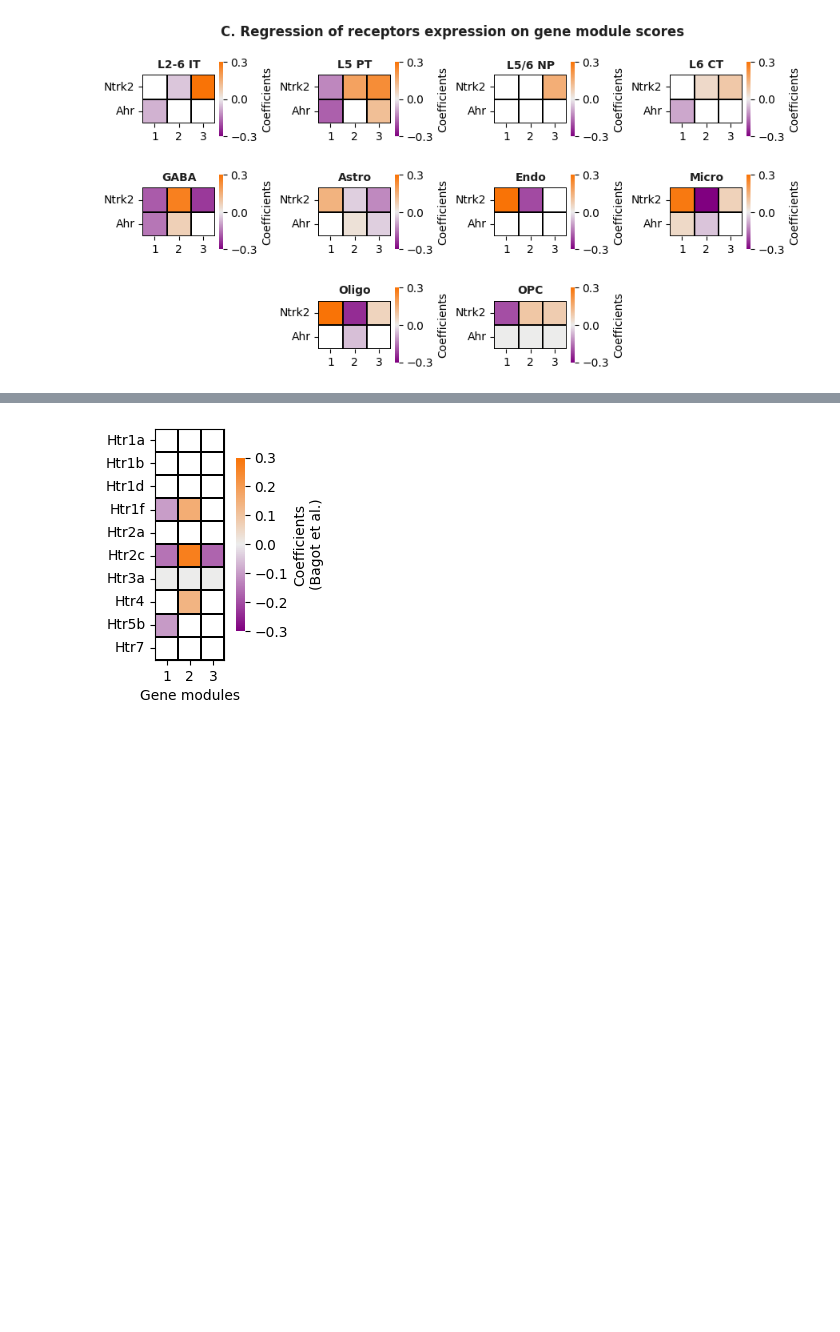
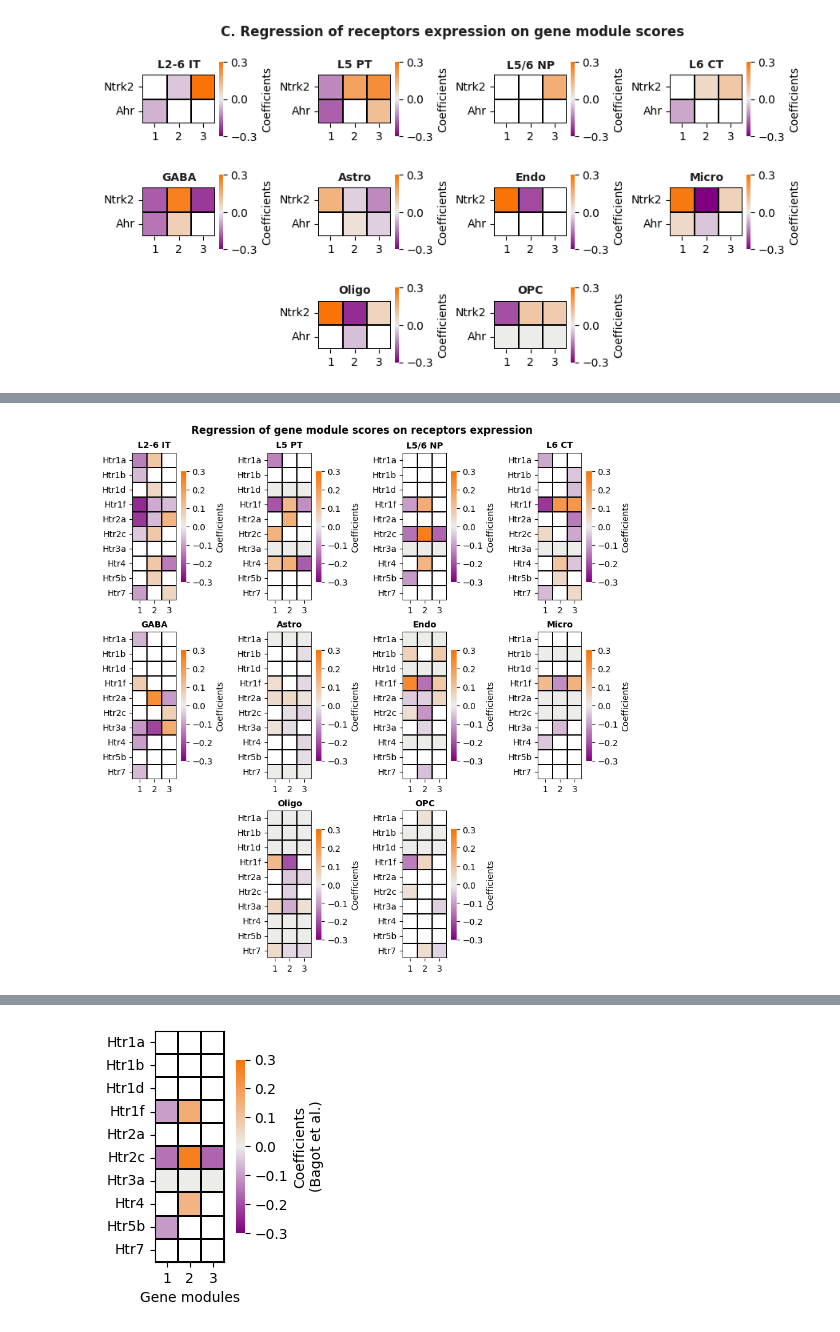
Before and after one commit to DelongZHOU/Psilocybin.Female.Mouse.mPFC, a Jupyter notebook: Code/Analysis/PLS/psilocybin_pls_analysis.ipynb, the cells around one changed output, grey strips where cells are left out. Saved outputs shown, nothing was run; the diff lists cells and outputs as text; code cells hidden in the pictures; blank space fills up the shorter version.

```diff
--- a/Code/Analysis/PLS/psilocybin_pls_analysis.ipynb
+++ b/Code/Analysis/PLS/psilocybin_pls_analysis.ipynb
@@ -2463,0 +2488,83 @@ plt.close('all')
+# %%
+# Define serotonin receptors to analyze and set up grid for heatmaps
+genes_to_plot = [gene.upper() for gene in sero_mouse]
+n_cols, n_rows = 4, 3
+fig, axes = plt.subplots(n_rows, n_cols, figsize=(2.2 * n_cols, 3 * n_rows), constrained_layout=True, dpi=100)
+axes = axes.flatten()
+
+# Store all coefficients in p-values in a dictionary
+all_coefs = {}
+
+# Loop through cell types and compute receptor–module regressions
+for i, cell_type in enumerate(cell_types_ordered):
+
+    if i == 8 or i == 9:  # skip empty subplot positions to keep grid layout balanced in last row
+        i += 1
+
+    subset_df = gene_exp_df.loc[gene_exp_df.subtype == cell_type]
+    condition = pd.get_dummies(subset_df.condition, dtype=int)['PSY'].replace(0, -1).to_numpy()
+    genes_df = subset_df[overlap_genes]
+    genes_df.columns = [gene.upper() for gene in genes_df.columns]
+
+    # Load precomputed PLS and PCA models
+    pls = joblib.load(f'{date}/pls_pca/pls_{cell_type}.gz')
+    pca = joblib.load(f'{date}/pls_pca/pca_{cell_type}.gz')
+
+    # Compute PLS component correlations and z-score gene expression
+    actual_Rs = np.array([pearsonr(X, Y)[0] for X, Y in zip(pls.x_scores_.T, pls.y_scores_.T)])
+    genes_zscored = pd.DataFrame(StandardScaler().fit_transform(genes_df), columns=genes_df.columns)
+    x_scores = pd.DataFrame(StandardScaler().fit_transform(pls.x_scores_[:, 0:3]), columns=comp_cols)
+
+    coefs_df, pvals_df = pd.DataFrame(), pd.DataFrame()
+
+    # Regress signed component scores on receptor expression
+    for arg, comp in enumerate(comp_cols):
+        rho = pearsonr(pls.x_scores_[:, arg], condition)[0]
+        comp_scores = x_scores[comp].values * float(np.sign(rho))
+
+        comp_coefs, comp_pvals = [], []
+        for gene in genes_to_plot:
+            X = sm.add_constant(genes_zscored[gene].values.reshape(-1, 1))  # genes as predictor
+            y = comp_scores  # component scores as outcome
+            ols_model = sm.OLS(y, X).fit() # predict signature based on receptor expression
+            comp_coefs.append(ols_model.params[1])
+            comp_pvals.append(ols_model.pvalues[1])
+
+        coefs_df[comp] = comp_coefs
+        pvals_df[comp] = comp_pvals
+
+    # Format title and plot heatmap of regression coefficients
+    display_name = 'L2-6 IT' if cell_type == 'L2-5_IT' else cell_type.replace('-', '/').replace('_', ' ')
+    heatmap = sns.heatmap(
+        coefs_df.mask(pvals_df > 0.05),
+        cmap=custom_map,
+        yticklabels=[gene.capitalize() for gene in genes_to_plot],
+        vmax=0.3,
+        vmin=-0.3,
+        xticklabels=range(1, 4),
+        square=True,
+        ax=axes[i],
+        cbar_kws={"shrink": 0.75, "label": "Coefficients"},
+        linewidth=.1,
+        linecolor='black'
+    )
+    axes[i].set_title(display_name, fontweight='bold', fontsize=10)
+    axes[i].set_yticklabels(axes[i].get_yticklabels(), rotation=0, fontsize=10)
+
+    coefs_df.index = [gene.capitalize() for gene in genes_to_plot]
+    pvals_df.index= [gene.capitalize() for gene in genes_to_plot]
+
+    all_coefs[cell_type] = coefs_df.round(3).to_dict(), pvals_df.round(3).to_dict()
+
+# with open("October_2025/regression_results/scRNAseq_sero_coefs_pvals.json", "w") as f:
+#     json.dump(all_coefs, f, indent=4)
+
+# Remove unused subplots and save figure
+fig.delaxes(axes[8])
+fig.delaxes(axes[11])
+fig.suptitle('Regression of gene module scores on receptors expression', fontweight="bold", fontsize=12)
+#plt.savefig('../../Figures/psilocybin_mouse_pls/snRNAseq_regression_only_sero.svg', bbox_inches='tight', dpi=200)
+plt.show()
+plt.close('all')
+# %% [output]
+[figure, added]
```
Also changed, not shown: parts of 5 cells of this notebook, 1 other file.
